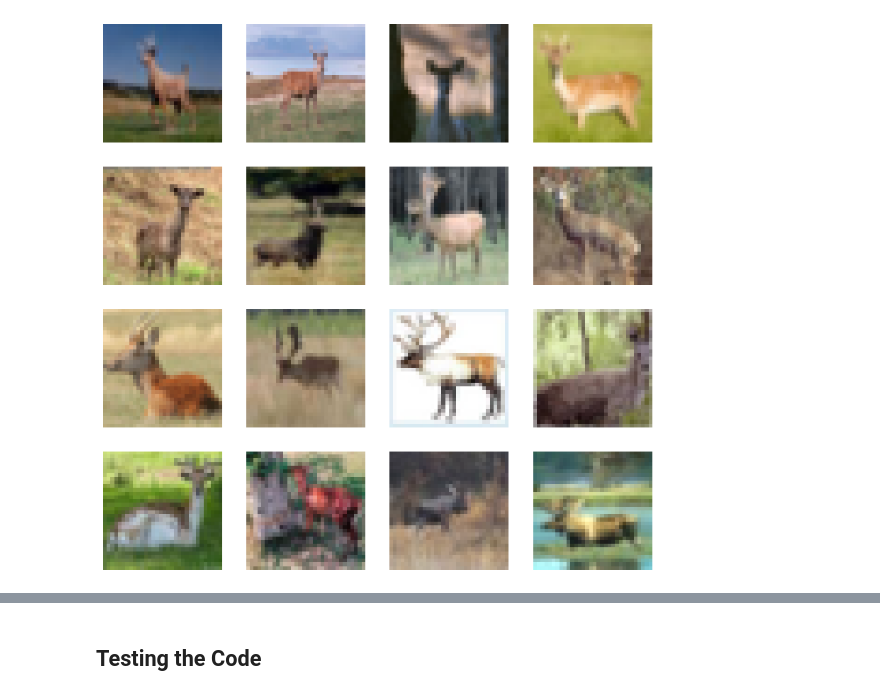
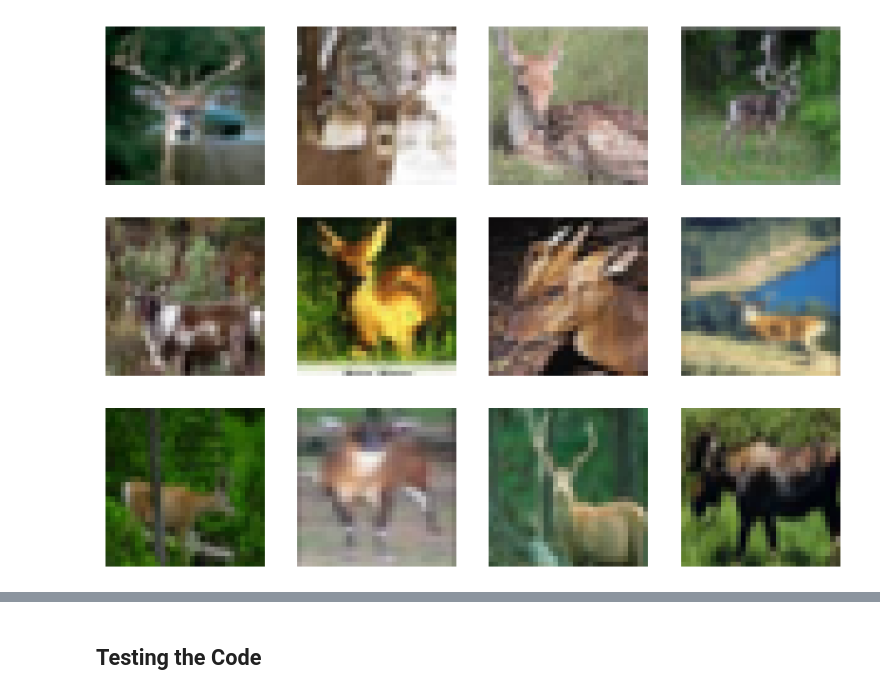
Before and after one commit to zseda/From-Duplication-to-Diversification-GANs, a Jupyter notebook: metric_notebook.ipynb, the cells around one changed output, grey strips where cells are left out. Saved outputs shown, nothing was run; the diff lists cells and outputs as text; code cells hidden in the pictures.

```diff
--- a/metric_notebook.ipynb
+++ b/metric_notebook.ipynb
@@ -76,8 +78,9 @@ def show_imgs(imgs):
         plt.imshow(np.transpose((img+1)/2.0, (1, 2, 0)))
         plt.axis('off')
     plt.show()
-# %%
-show_imgs(real_image_tensors)
-# %% [output]
-[figure, removed]
+# %%
+#show only first 10 images
+show_imgs(real_image_tensors[:12])
+# %% [output]
+[figure, added]
 # %%
```
Also changed, not shown: parts of 17 cells of this notebook.
